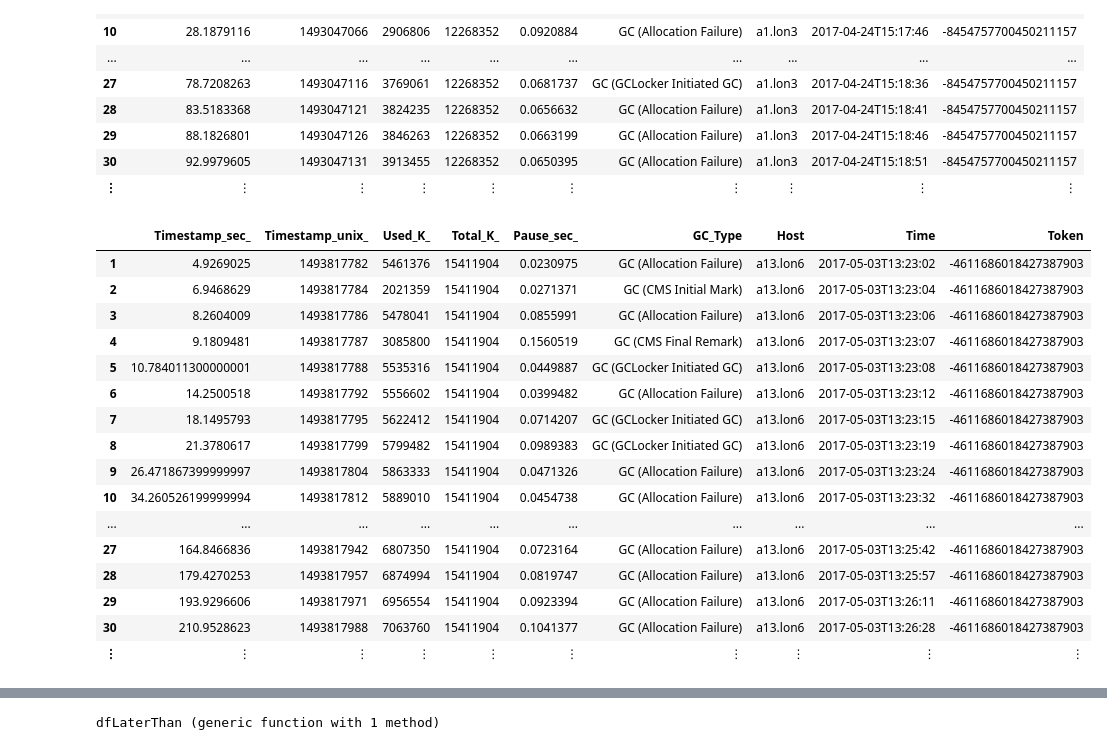
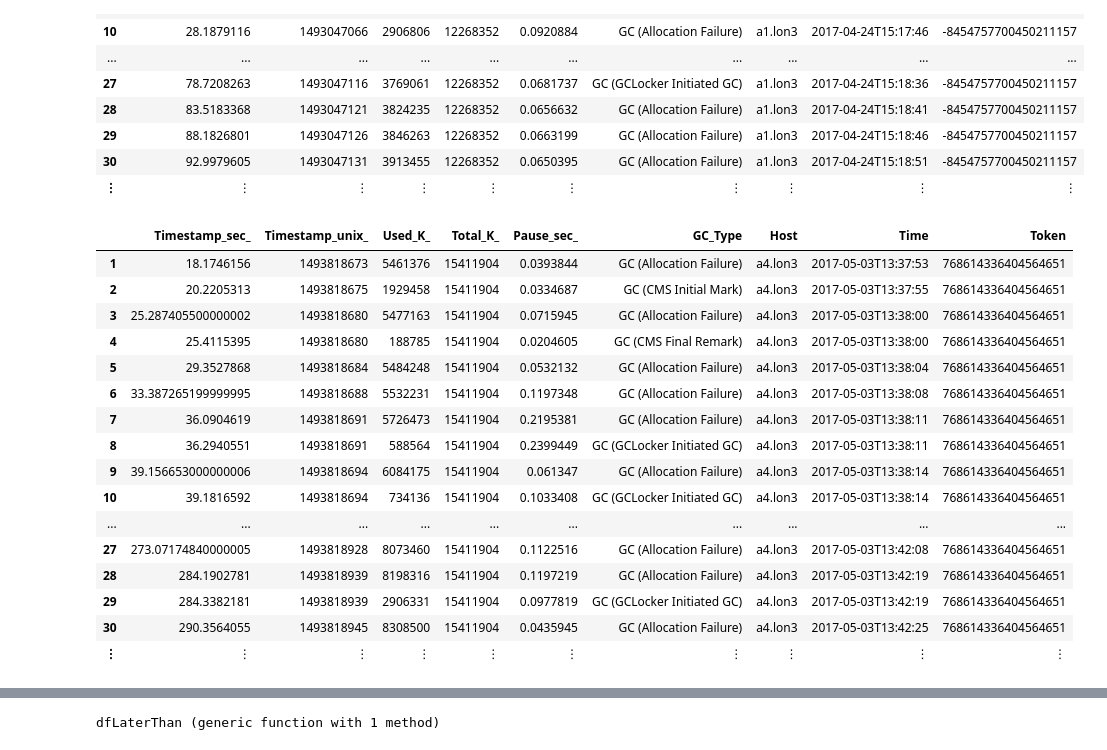
Before and after one commit to bogdad/gcprocessing, a Jupyter notebook: notebook/gccassandra.ipynb, the cells around one changed output, grey strips where cells are left out. Cells and saved outputs as stored; diff of their text form; code cells hidden in the pictures.

```diff
--- a/notebook/gccassandra.ipynb
+++ b/notebook/gccassandra.ipynb
@@ -64,24 +33,24 @@ dfOld = join(DataFrames.readtable("./output_old.csv", separator = ',', header =
 | 30 | 92.9979605 | 1493047131 | 3913455 | 12268352 | 0.0650395 | GC (Allocation Failure) | a1.lon3 | 2017-04-24T15:18:51 | -8454757700450211157 |
 | ⋮ | ⋮ | ⋮ | ⋮ | ⋮ | ⋮ | ⋮ | ⋮ | ⋮ | ⋮ |
 # %%
-dfNew = join(DataFrames.readtable("./output_new.csv", separator = ',', header = true), dfR, on = :Host)
+dfNew = DataFrames.readtable("./output_new.csv", separator = ',', header = true)
 # %% [output]
 |  | Timestamp_sec_ | Timestamp_unix_ | Used_K_ | Total_K_ | Pause_sec_ | GC_Type | Host | Time | Token |
-| 1 | 4.9269025 | 1493817782 | 5461376 | 15411904 | 0.0230975 | GC (Allocation Failure) | a13.lon6 | 2017-05-03T13:23:02 | -4611686018427387903 |
-| 2 | 6.9468629 | 1493817784 | 2021359 | 15411904 | 0.0271371 | GC (CMS Initial Mark) | a13.lon6 | 2017-05-03T13:23:04 | -4611686018427387903 |
-| 3 | 8.2604009 | 1493817786 | 5478041 | 15411904 | 0.0855991 | GC (Allocation Failure) | a13.lon6 | 2017-05-03T13:23:06 | -4611686018427387903 |
-| 4 | 9.1809481 | 1493817787 | 3085800 | 15411904 | 0.1560519 | GC (CMS Final Remark) | a13.lon6 | 2017-05-03T13:23:07 | -4611686018427387903 |
-| 5 | 10.784011300000001 | 1493817788 | 5535316 | 15411904 | 0.0449887 | GC (GCLocker Initiated GC) | a13.lon6 | 2017-05-03T13:23:08 | -4611686018427387903 |
-| 6 | 14.2500518 | 1493817792 | 5556602 | 15411904 | 0.0399482 | GC (Allocation Failure) | a13.lon6 | 2017-05-03T13:23:12 | -4611686018427387903 |
-| 7 | 18.1495793 | 1493817795 | 5622412 | 15411904 | 0.0714207 | GC (GCLocker Initiated GC) | a13.lon6 | 2017-05-03T13:23:15 | -4611686018427387903 |
-| 8 | 21.3780617 | 1493817799 | 5799482 | 15411904 | 0.0989383 | GC (GCLocker Initiated GC) | a13.lon6 | 2017-05-03T13:23:19 | -4611686018427387903 |
-| 9 | 26.471867399999997 | 1493817804 | 5863333 | 15411904 | 0.0471326 | GC (Allocation Failure) | a13.lon6 | 2017-05-03T13:23:24 | -4611686018427387903 |
-| 10 | 34.260526199999994 | 1493817812 | 5889010 | 15411904 | 0.0454738 | GC (Allocation Failure) | a13.lon6 | 2017-05-03T13:23:32 | -4611686018427387903 |
+| 1 | 18.1746156 | 1493818673 | 5461376 | 15411904 | 0.0393844 | GC (Allocation Failure) | a4.lon3 | 2017-05-03T13:37:53 | 768614336404564651 |
+| 2 | 20.2205313 | 1493818675 | 1929458 | 15411904 | 0.0334687 | GC (CMS Initial Mark) | a4.lon3 | 2017-05-03T13:37:55 | 768614336404564651 |
+| 3 | 25.287405500000002 | 1493818680 | 5477163 | 15411904 | 0.0715945 | GC (Allocation Failure) | a4.lon3 | 2017-05-03T13:38:00 | 768614336404564651 |
+| 4 | 25.4115395 | 1493818680 | 188785 | 15411904 | 0.0204605 | GC (CMS Final Remark) | a4.lon3 | 2017-05-03T13:38:00 | 768614336404564651 |
+| 5 | 29.3527868 | 1493818684 | 5484248 | 15411904 | 0.0532132 | GC (Allocation Failure) | a4.lon3 | 2017-05-03T13:38:04 | 768614336404564651 |
+| 6 | 33.387265199999995 | 1493818688 | 5532231 | 15411904 | 0.1197348 | GC (Allocation Failure) | a4.lon3 | 2017-05-03T13:38:08 | 768614336404564651 |
+| 7 | 36.0904619 | 1493818691 | 5726473 | 15411904 | 0.2195381 | GC (Allocation Failure) | a4.lon3 | 2017-05-03T13:38:11 | 768614336404564651 |
+| 8 | 36.2940551 | 1493818691 | 588564 | 15411904 | 0.2399449 | GC (GCLocker Initiated GC) | a4.lon3 | 2017-05-03T13:38:11 | 768614336404564651 |
+| 9 | 39.156653000000006 | 1493818694 | 6084175 | 15411904 | 0.061347 | GC (Allocation Failure) | a4.lon3 | 2017-05-03T13:38:14 | 768614336404564651 |
+| 10 | 39.1816592 | 1493818694 | 734136 | 15411904 | 0.1033408 | GC (GCLocker Initiated GC) | a4.lon3 | 2017-05-03T13:38:14 | 768614336404564651 |
 | ... | ... | ... | ... | ... | ... | ... | ... | ... | ... |
-| 27 | 164.8466836 | 1493817942 | 6807350 | 15411904 | 0.0723164 | GC (Allocation Failure) | a13.lon6 | 2017-05-03T13:25:42 | -4611686018427387903 |
-| 28 | 179.4270253 | 1493817957 | 6874994 | 15411904 | 0.0819747 | GC (Allocation Failure) | a13.lon6 | 2017-05-03T13:25:57 | -4611686018427387903 |
-| 29 | 193.9296606 | 1493817971 | 6956554 | 15411904 | 0.0923394 | GC (Allocation Failure) | a13.lon6 | 2017-05-03T13:26:11 | -4611686018427387903 |
-| 30 | 210.9528623 | 1493817988 | 7063760 | 15411904 | 0.1041377 | GC (Allocation Failure) | a13.lon6 | 2017-05-03T13:26:28 | -4611686018427387903 |
+| 27 | 273.07174840000005 | 1493818928 | 8073460 | 15411904 | 0.1122516 | GC (Allocation Failure) | a4.lon3 | 2017-05-03T13:42:08 | 768614336404564651 |
+| 28 | 284.1902781 | 1493818939 | 8198316 | 15411904 | 0.1197219 | GC (Allocation Failure) | a4.lon3 | 2017-05-03T13:42:19 | 768614336404564651 |
+| 29 | 284.3382181 | 1493818939 | 2906331 | 15411904 | 0.0977819 | GC (GCLocker Initiated GC) | a4.lon3 | 2017-05-03T13:42:19 | 768614336404564651 |
+| 30 | 290.3564055 | 1493818945 | 8308500 | 15411904 | 0.0435945 | GC (Allocation Failure) | a4.lon3 | 2017-05-03T13:42:25 | 768614336404564651 |
 | ⋮ | ⋮ | ⋮ | ⋮ | ⋮ | ⋮ | ⋮ | ⋮ | ⋮ | ⋮ |
 # %%
 using DataFrames
```
Also changed, not shown: parts of 15 cells of this notebook, 1 other file.
